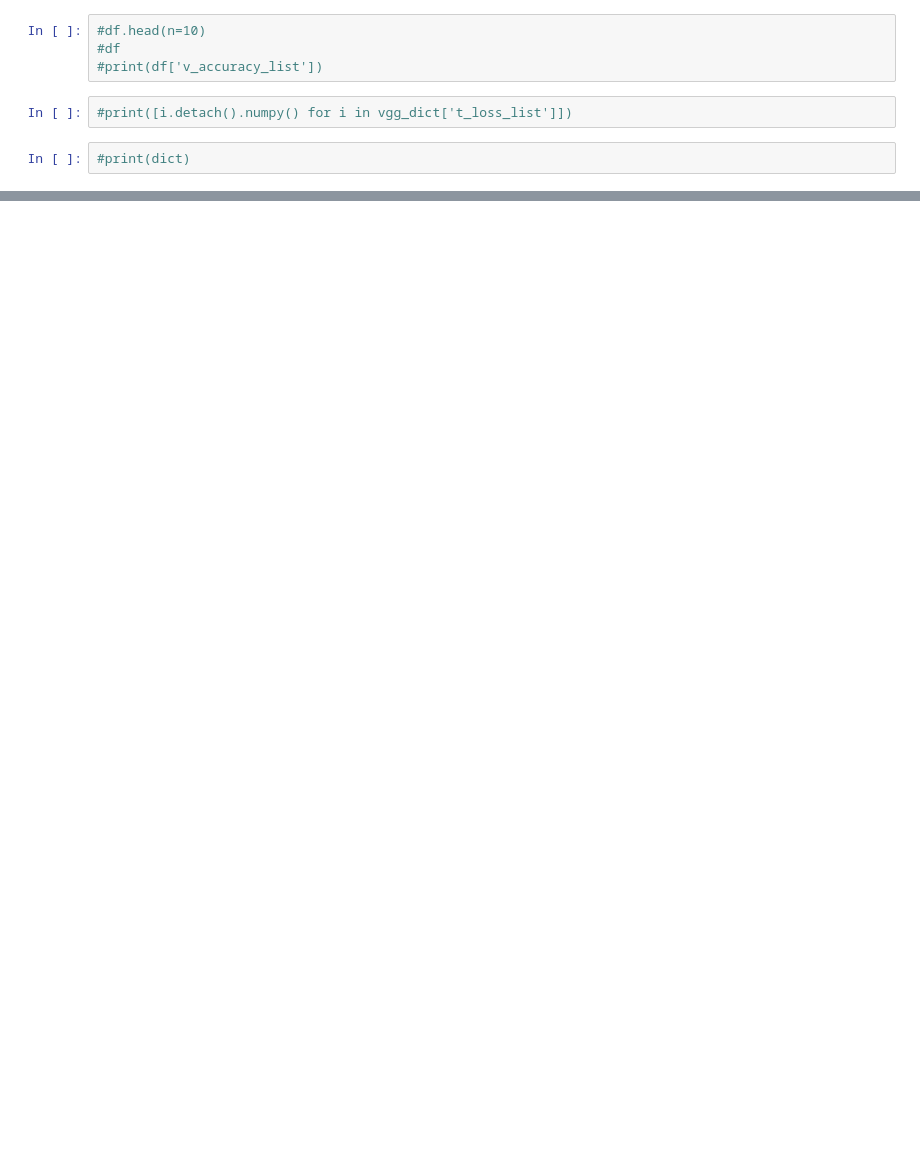
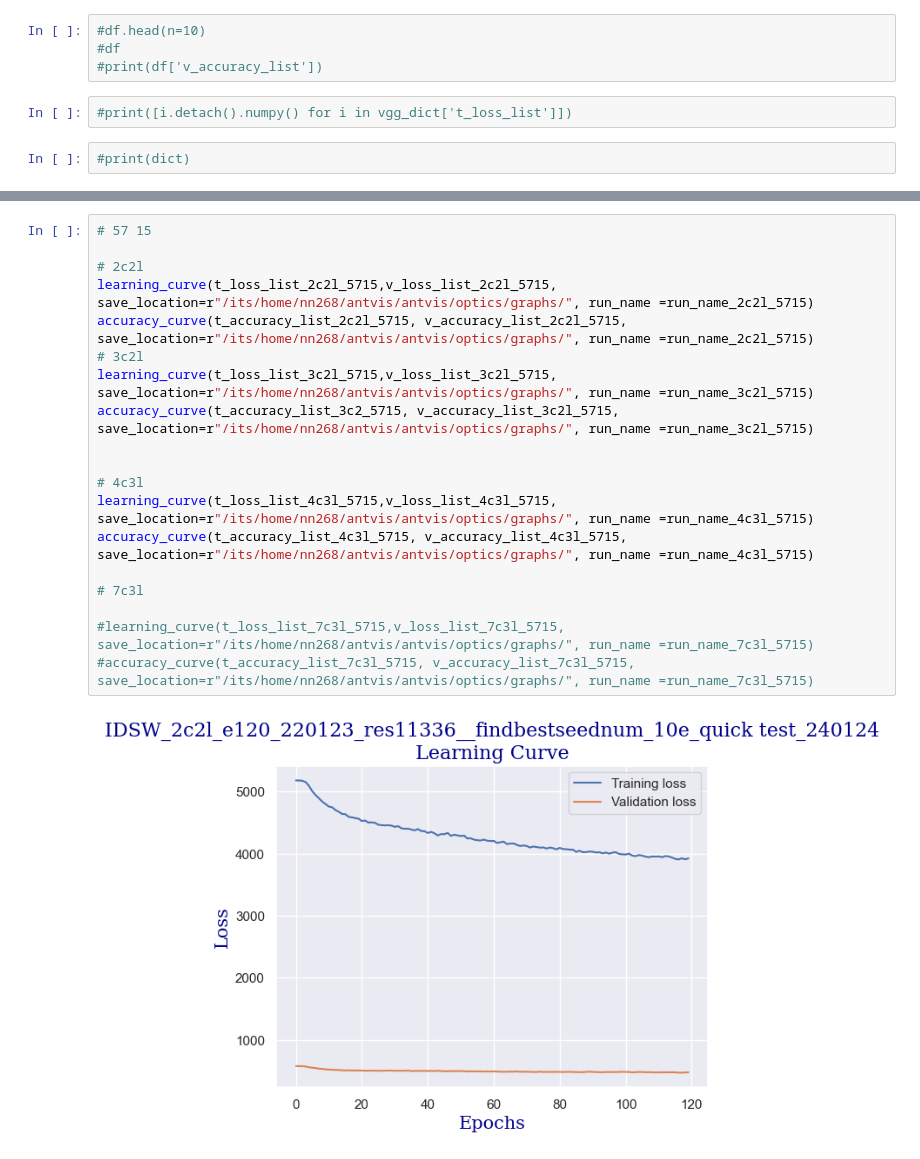
Before and after one commit to Naybellez/antvis, a Jupyter notebook: optics/Loading_pickles.ipynb, the cells around one changed output, grey strips where cells are left out. Drawn from its saved outputs; the diff is of its cells as text; blank space fills up the shorter version.

```diff
--- a/optics/Loading_pickles.ipynb
+++ b/optics/Loading_pickles.ipynb
@@ -322,0 +495,21 @@ accuracy_curve(t_accuracy_list_7c3l, v_accuracy_list_7c3l,epochs=len(v_accuracy_
+# %%
+# 57 15
+
+# 2c2l
+learning_curve(t_loss_list_2c2l_5715,v_loss_list_2c2l_5715,  save_location=r"/its/home/nn268/antvis/antvis/optics/graphs/", run_name =run_name_2c2l_5715)
+accuracy_curve(t_accuracy_list_2c2l_5715, v_accuracy_list_2c2l_5715, save_location=r"/its/home/nn268/antvis/antvis/optics/graphs/", run_name =run_name_2c2l_5715)
+# 3c2l
+learning_curve(t_loss_list_3c2l_5715,v_loss_list_3c2l_5715,  save_location=r"/its/home/nn268/antvis/antvis/optics/graphs/", run_name =run_name_3c2l_5715)
+accuracy_curve(t_accuracy_list_3c2_5715, v_accuracy_list_3c2l_5715, save_location=r"/its/home/nn268/antvis/antvis/optics/graphs/", run_name =run_name_3c2l_5715)
+
+
+# 4c3l
+learning_curve(t_loss_list_4c3l_5715,v_loss_list_4c3l_5715,  save_location=r"/its/home/nn268/antvis/antvis/optics/graphs/", run_name =run_name_4c3l_5715)
+accuracy_curve(t_accuracy_list_4c3l_5715, v_accuracy_list_4c3l_5715, save_location=r"/its/home/nn268/antvis/antvis/optics/graphs/", run_name =run_name_4c3l_5715)
+
+# 7c3l
+
+#learning_curve(t_loss_list_7c3l_5715,v_loss_list_7c3l_5715,  save_location=r"/its/home/nn268/antvis/antvis/optics/graphs/", run_name =run_name_7c3l_5715)
+#accuracy_curve(t_accuracy_list_7c3l_5715, v_accuracy_list_7c3l_5715, save_location=r"/its/home/nn268/antvis/antvis/optics/graphs/", run_name =run_name_7c3l_5715)
+# %% [output]
+[figure, added]
```
Also changed, not shown: parts of 18 cells of this notebook, 5 other files.
